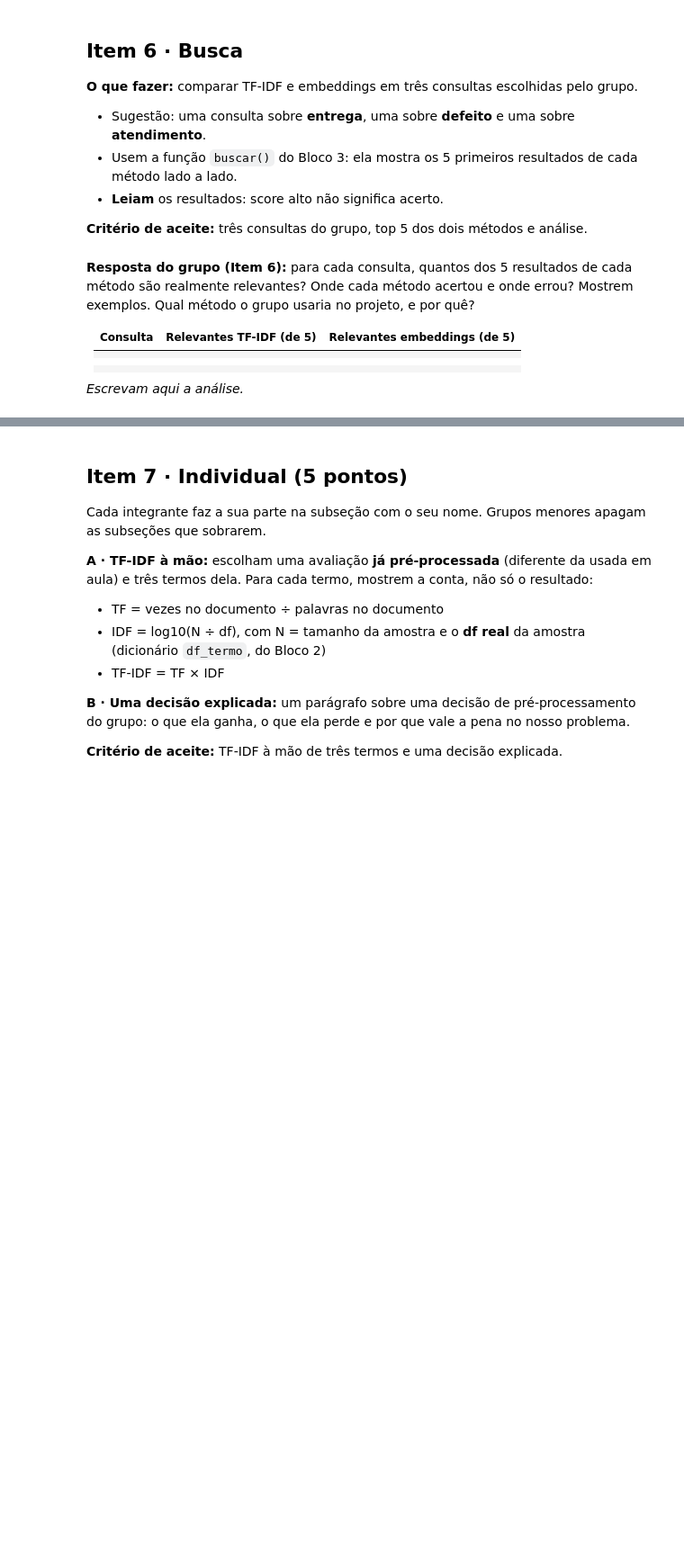
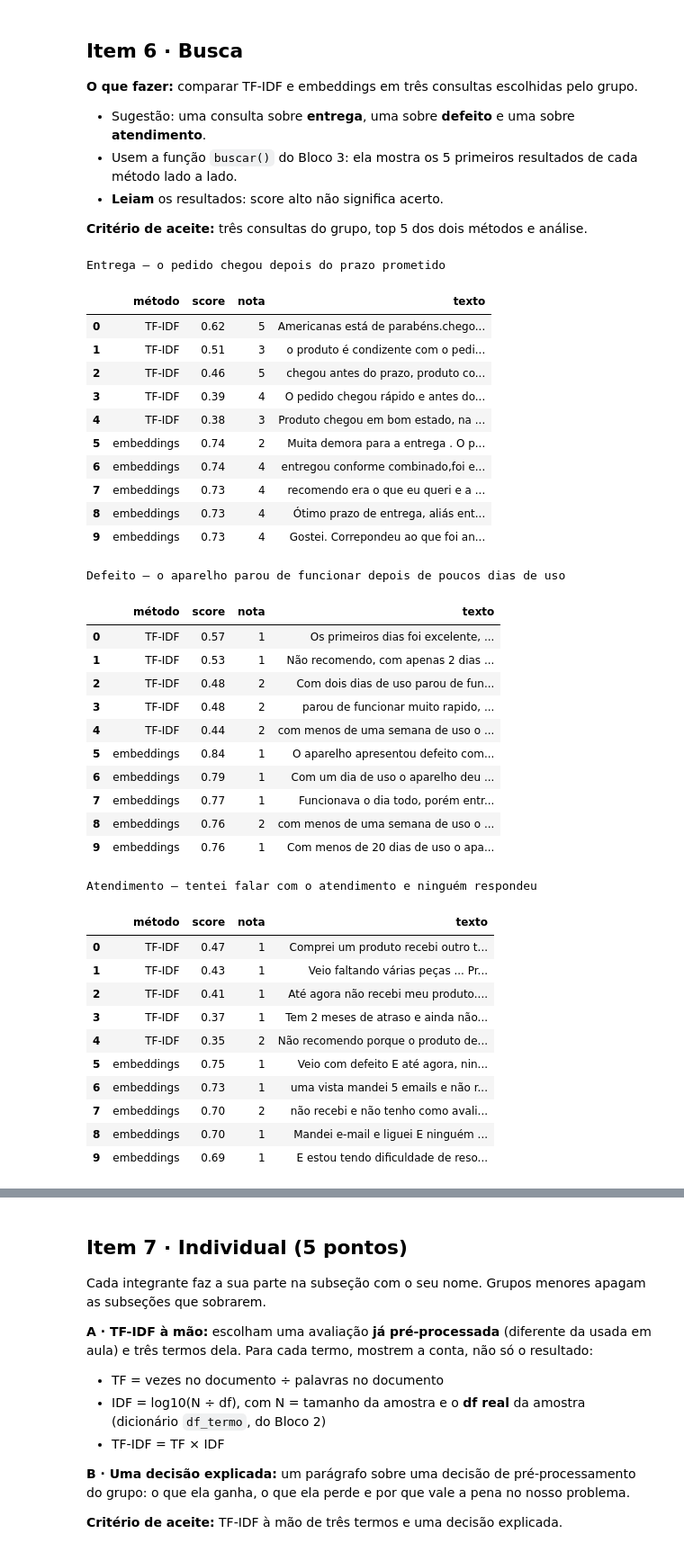
Before and after one commit to presley-rocha/mineracao_de_texto_POS_DATASCIENCE_SENAC, a Jupyter notebook: 01_do_texto_ao_vetor.ipynb, the cells around one changed output, grey strips where cells are left out. Shown at 90% size. Cells and saved outputs as stored; diff of their text form; code cells hidden in the pictures; blank space fills up the shorter version.

```diff
--- a/01_do_texto_ao_vetor.ipynb
+++ b/01_do_texto_ao_vetor.ipynb
@@ -1091,10 +1126,49 @@ _Escrevam aqui._
-# %% [markdown]
-**Resposta do grupo (Item 6):** para cada consulta, quantos dos 5 resultados de cada método são realmente relevantes? Onde cada método acertou e onde errou? Mostrem exemplos. Qual método o grupo usaria no projeto, e por quê?
-
-| Consulta | Relevantes TF-IDF (de 5) | Relevantes embeddings (de 5) |
-|---|---|---|
-|  |  |  |
-|  |  |  |
-|  |  |  |
-
-_Escrevam aqui a análise._
+# %%
+# Item 6 · Busca
+consultas = [
+    ("Entrega", "o pedido chegou depois do prazo prometido"),
+    ("Defeito", "o aparelho parou de funcionar depois de poucos dias de uso"),
+    ("Atendimento", "tentei falar com o atendimento e ninguém respondeu"),
+]
+
+for tema, consulta in consultas:
+    print(f"\n{tema} — {consulta}")
+    with pd.option_context("display.max_colwidth", None):
+        display(buscar(consulta, k=5))
+# %% [output]
+Entrega — o pedido chegou depois do prazo prometido
+|  | método | score | nota | texto |
+| 0 | TF-IDF | 0.62 | 5 | Americanas está de parabéns.chego... |
+| 1 | TF-IDF | 0.51 | 3 | o produto é condizente com o pedi... |
+| 2 | TF-IDF | 0.46 | 5 | chegou antes do prazo, produto co... |
+| 3 | TF-IDF | 0.39 | 4 | O pedido chegou rápido e antes do... |
+| 4 | TF-IDF | 0.38 | 3 | Produto chegou em bom estado, na ... |
+| 5 | embeddings | 0.74 | 2 | Muita demora para a entrega . O p... |
+| 6 | embeddings | 0.74 | 4 | entregou conforme combinado,foi e... |
+| 7 | embeddings | 0.73 | 4 | recomendo era o que eu queri e a ... |
+| 8 | embeddings | 0.73 | 4 | Ótimo prazo de entrega, aliás ent... |
+| 9 | embeddings | 0.73 | 4 | Gostei. Correpondeu ao que foi an... |
+Defeito — o aparelho parou de funcionar depois de poucos dias de uso
+|  | método | score | nota | texto |
+| 0 | TF-IDF | 0.57 | 1 | Os primeiros dias foi excelente, ... |
+| 1 | TF-IDF | 0.53 | 1 | Não recomendo, com apenas 2 dias ... |
+| 2 | TF-IDF | 0.48 | 2 | Com dois dias de uso parou de fun... |
+| 3 | TF-IDF | 0.48 | 2 | parou de funcionar muito rapido, ... |
+| 4 | TF-IDF | 0.44 | 2 | com menos de uma semana de uso o ... |
+| 5 | embeddings | 0.84 | 1 | O aparelho apresentou defeito com... |
+| 6 | embeddings | 0.79 | 1 | Com um dia de uso o aparelho deu ... |
+| 7 | embeddings | 0.77 | 1 | Funcionava o dia todo, porém entr... |
+| 8 | embeddings | 0.76 | 2 | com menos de uma semana de uso o ... |
+| 9 | embeddings | 0.76 | 1 | Com menos de 20 dias de uso o apa... |
+Atendimento — tentei falar com o atendimento e ninguém respondeu
+|  | método | score | nota | texto |
+| 0 | TF-IDF | 0.47 | 1 | Comprei um produto recebi outro t... |
+| 1 | TF-IDF | 0.43 | 1 | Veio faltando várias peças ... Pr... |
+| 2 | TF-IDF | 0.41 | 1 | Até agora não recebi meu produto.... |
+| 3 | TF-IDF | 0.37 | 1 | Tem 2 meses de atraso e ainda não... |
+| 4 | TF-IDF | 0.35 | 2 | Não recomendo porque o produto de... |
+| 5 | embeddings | 0.75 | 1 | Veio com defeito E até agora, nin... |
+| 6 | embeddings | 0.73 | 1 | uma vista mandei 5 emails e não r... |
+| 7 | embeddings | 0.70 | 2 | não recebi e não tenho como avali... |
+| 8 | embeddings | 0.70 | 1 | Mandei e-mail e liguei E ninguém ... |
+| 9 | embeddings | 0.69 | 1 | E estou tendo dificuldade de reso... |
```
Also changed, not shown: parts of 22 cells of this notebook.
